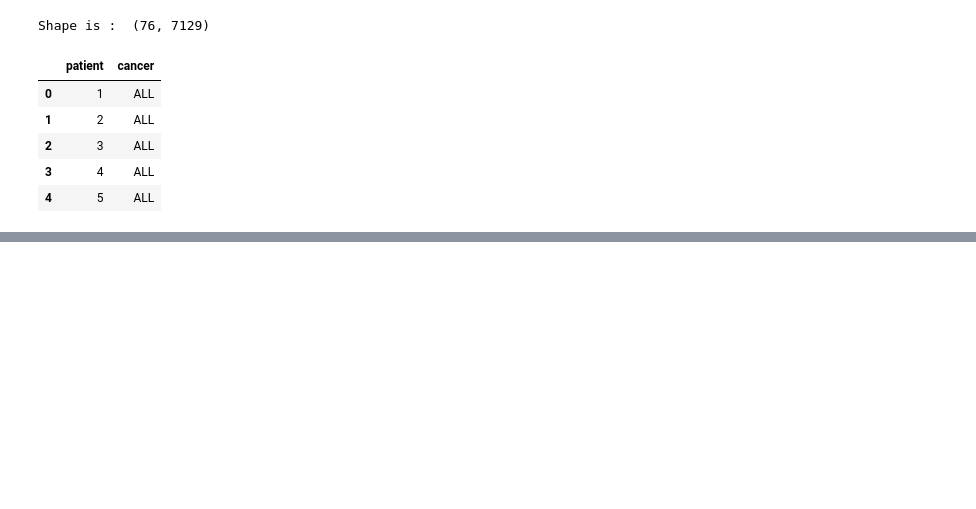
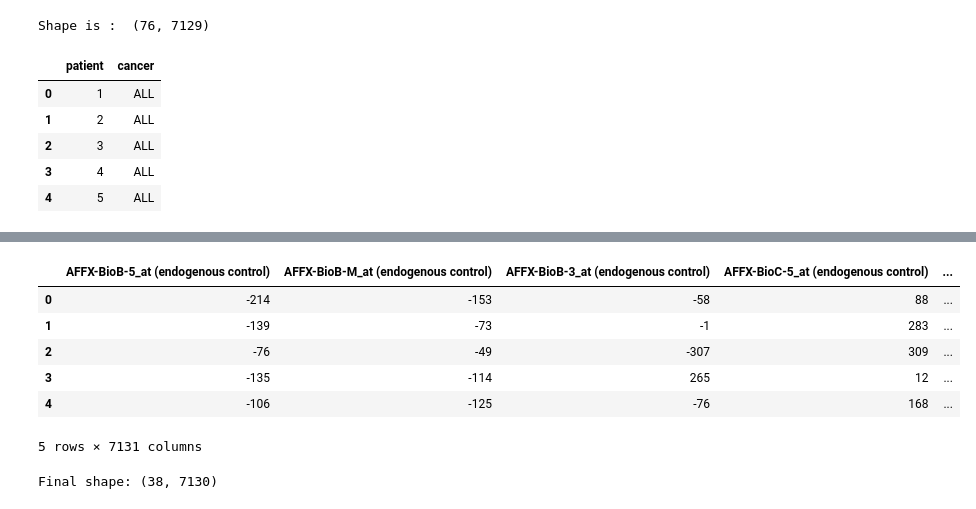
Before and after one commit to Kisara00555/gene-expression-cancer-classification, a Jupyter notebook: notebooks/gene-expression-cancer-classification.ipynb, the cells around one changed output, grey strips where cells are left out. Cells and saved outputs as stored; diff of their text form; code cells hidden in the pictures; blank space fills up the shorter version.

Commit message:
Merge gene expression data with labels

```diff
--- a/notebooks/gene-expression-cancer-classification.ipynb
+++ b/notebooks/gene-expression-cancer-classification.ipynb
@@ -59,0 +77,19 @@ labels_df.head()
+# %%
+# Clean labels names
+labels_df.columns = ["patient", "cancer"]
+# %%
+# Match index type
+train_df.index = train_df.index.astype(str)
+labels_df["patient"] = labels_df["patient"].astype(str)
+# %%
+# Merge labels with training data
+df = train_df.merge(labels_df, left_index=True, right_on="patient")
+df.head()
+# %% [output]
+|  | AFFX-BioB-5_at (endogenous control) | AFFX-BioB-M_at (endogenous control) | AFFX-BioB-3_at (endogenous control) | AFFX-BioC-5_at (endogenous control) | ... |
+| 0 | -214 | -153 | -58 | 88 | ... |
+| 1 | -139 | -73 | -1 | 283 | ... |
+| 2 | -76 | -49 | -307 | 309 | ... |
+| 3 | -135 | -114 | 265 | 12 | ... |
+| 4 | -106 | -125 | -76 | 168 | ... |
+5 rows × 7131 columns
@@ -59,0 +99,5 @@ labels_df.head()
+# %%
+# Check final shape
+print("Final shape:", df.shape)
+# %% [output]
+Final shape: (38, 7130)
```
Also changed, not shown: parts of 6 cells of this notebook.
